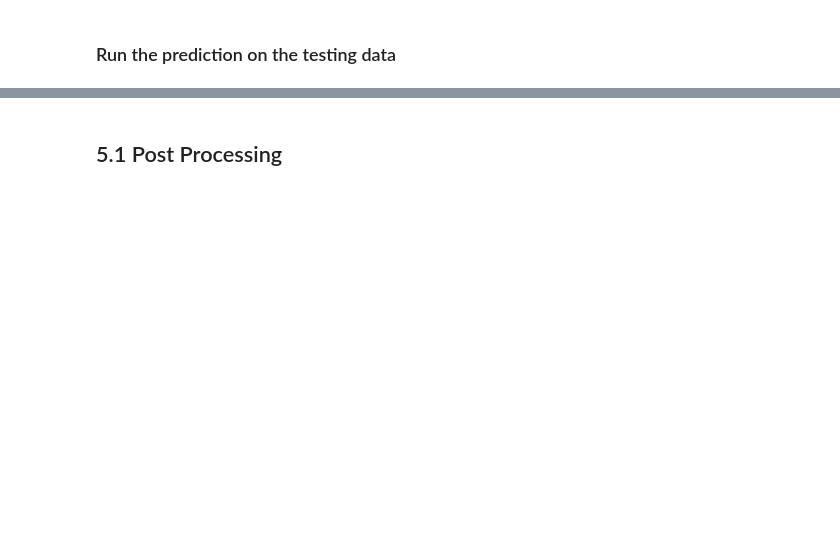
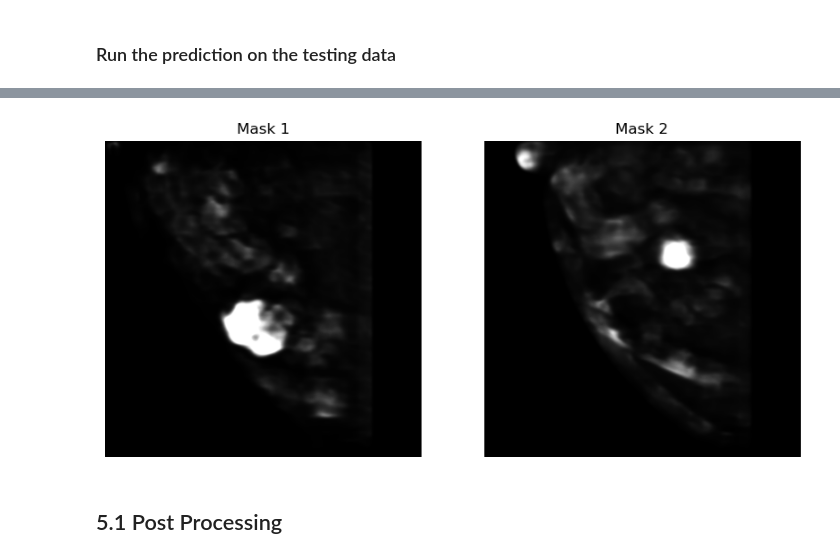
Before and after one commit to ahmedqasem/amsunet, a Jupyter notebook: ams_unet_notebook.ipynb, the cells around one changed output, grey strips where cells are left out. Drawn from its saved outputs; the diff is of its cells as text; code cells hidden in the pictures; blank space fills up the shorter version.

```diff
--- a/ams_unet_notebook.ipynb
+++ b/ams_unet_notebook.ipynb
@@ -191,7 +274,7 @@ im_height = 1024
 im_width = 1024
 
 # Path to the folder containing testing images
-test_folder = './data/test/image'
+test_folder = './data/data_q4_272/test/image'
 
 # Path to save the predicted masks
 predictions_folder = "./data/predictions/"
@@ -199,6 +282,7 @@ predictions_folder = "./data/predictions/"
 ### Load the trained model
 # %%
 # Load the pre-trained model
-model_path = f'{models_folder}/{model_name}'
+model_path = f'{models_folder}/{model_name}' # you can change the model name as u like to use a different model
+model_path = './trained_models/model1_full.hdf5'
 model = unet(input_size=(im_height, im_width, 1))
 model.load_weights(model_path)
@@ -225,17 +319,19 @@ results = model.predict(testGene, steps=total_test_samples, verbose=1)
 # %%
 # Display the first 2 predicted masks
 plt.figure(figsize=(10, 5))
 # Display the mask
 plt.subplot(1, 2, 1)
 plt.imshow(results[0,:,:,:].squeeze(), cmap="gray")  # Use squeeze() to remove extra dimensions
 plt.title("Mask 1")
 plt.axis("off")
 # Display the mask
 plt.subplot(1, 2, 2)
-plt.imshow(results[1,:,:,:].squeeze(), cmap="gray")  # Use squeeze() to remove extra dimensions
+plt.imshow(results[20,:,:,:].squeeze(), cmap="gray")  # Use squeeze() to remove extra dimensions
 plt.title("Mask 2")
 plt.axis("off")
 plt.show()
+# %% [output]
+[figure, added]
 # %%
 # Save results
 saveResult(predictions_folder, results, file_names)
```
Also changed, not shown: parts of 16 cells of this notebook, 1 other file.
